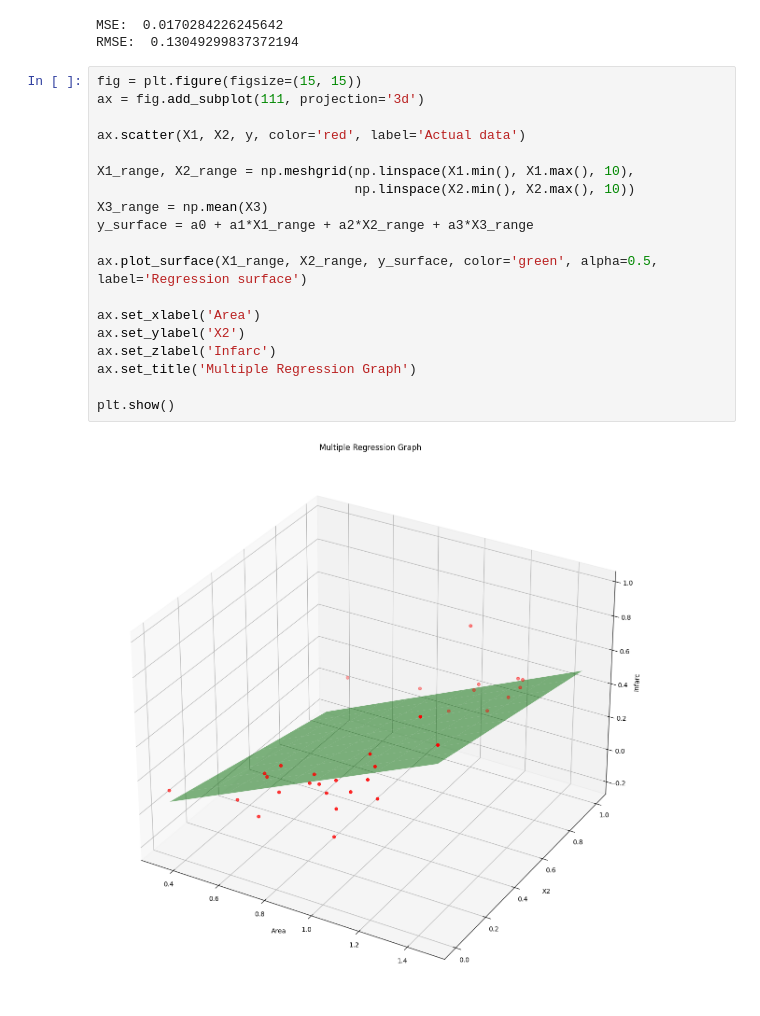
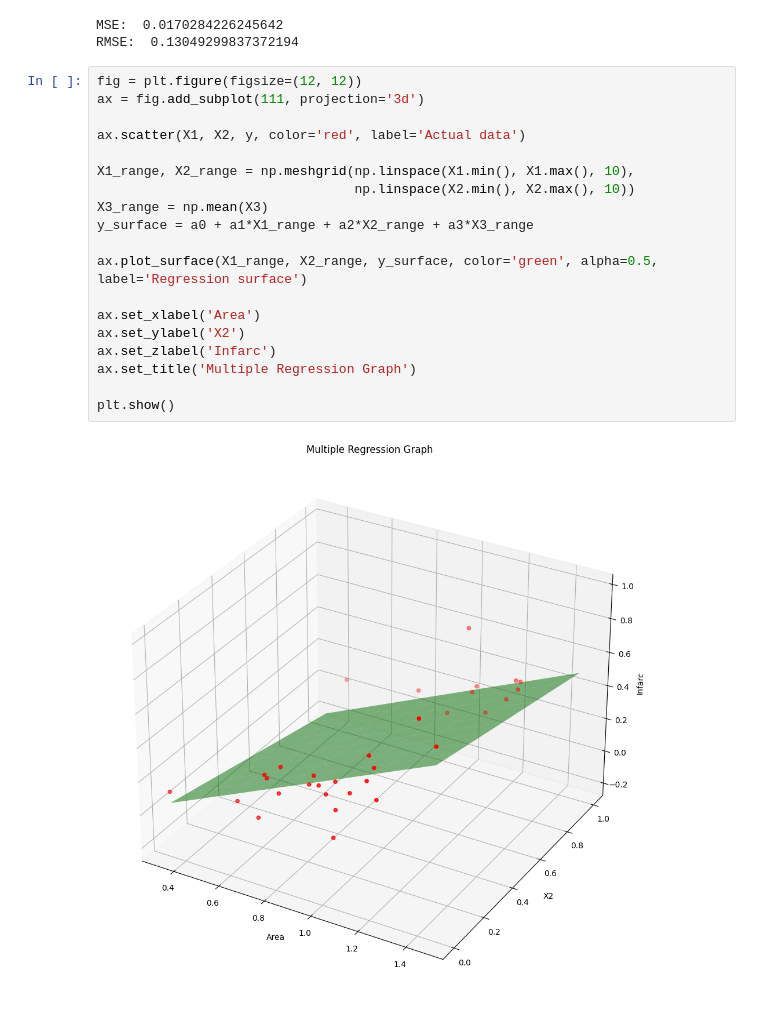
Before and after one commit to 2shashank11/Lab-Codes, a Jupyter notebook: Sem V/ML Lab/Lab 04/Q2.ipynb, the cells around one changed output. Saved outputs shown, nothing was run; the diff lists cells and outputs as text.

```diff
--- a/Sem V/ML Lab/Lab 04/Q2.ipynb
+++ b/Sem V/ML Lab/Lab 04/Q2.ipynb
@@ -178,23 +178,23 @@ print('RMSE: ', RMSE)
 MSE:  0.0170284226245642
 RMSE:  0.13049299837372194
 # %%
-fig = plt.figure(figsize=(15, 15))
+fig = plt.figure(figsize=(12, 12))
 ax = fig.add_subplot(111, projection='3d')
 
 ax.scatter(X1, X2, y, color='red', label='Actual data')
 
 X1_range, X2_range = np.meshgrid(np.linspace(X1.min(), X1.max(), 10),
                                  np.linspace(X2.min(), X2.max(), 10))
 X3_range = np.mean(X3)
 y_surface = a0 + a1*X1_range + a2*X2_range + a3*X3_range
 
 ax.plot_surface(X1_range, X2_range, y_surface, color='green', alpha=0.5, label='Regression surface')
 
 ax.set_xlabel('Area')
 ax.set_ylabel('X2')
 ax.set_zlabel('Infarc')
 ax.set_title('Multiple Regression Graph')
 
 plt.show()
 # %% [output]
-[figure, old version]
+[figure, new version]
```
